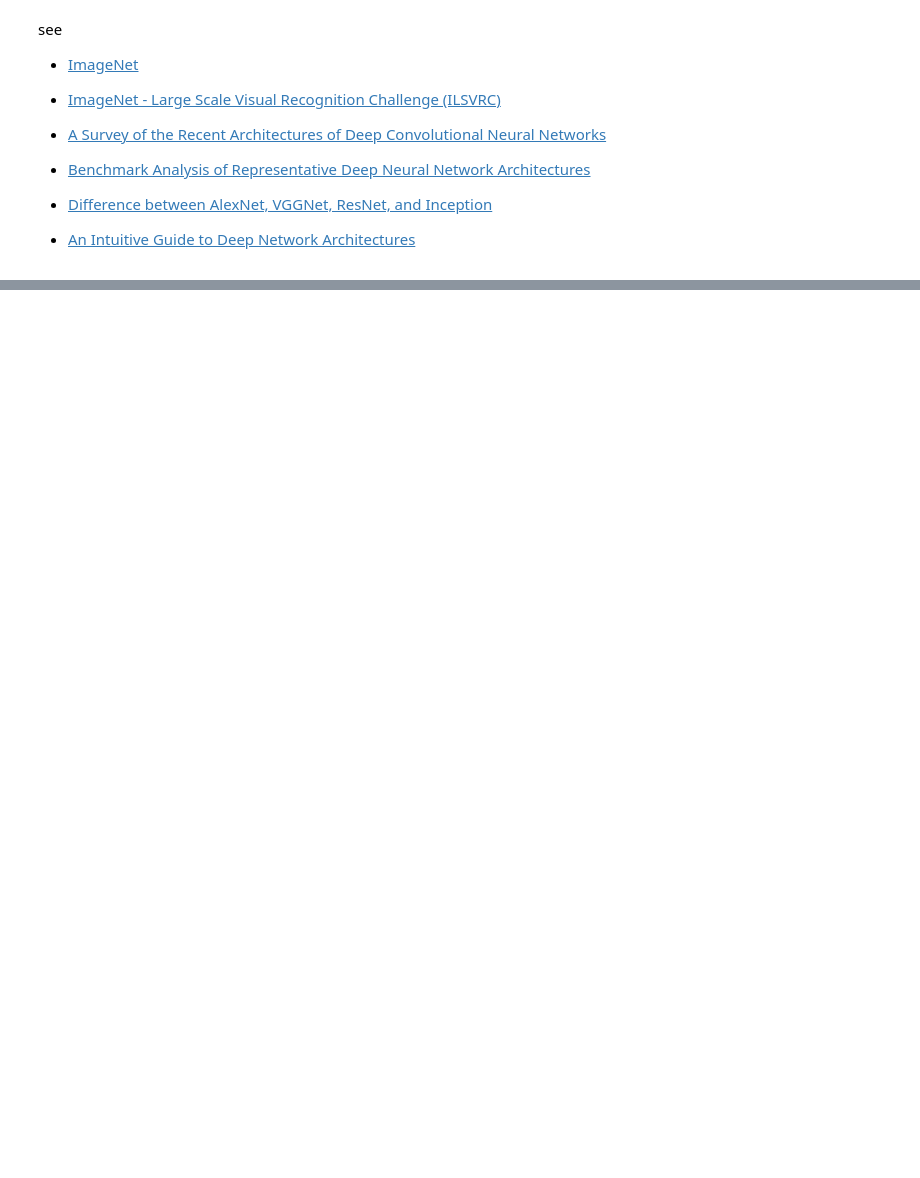
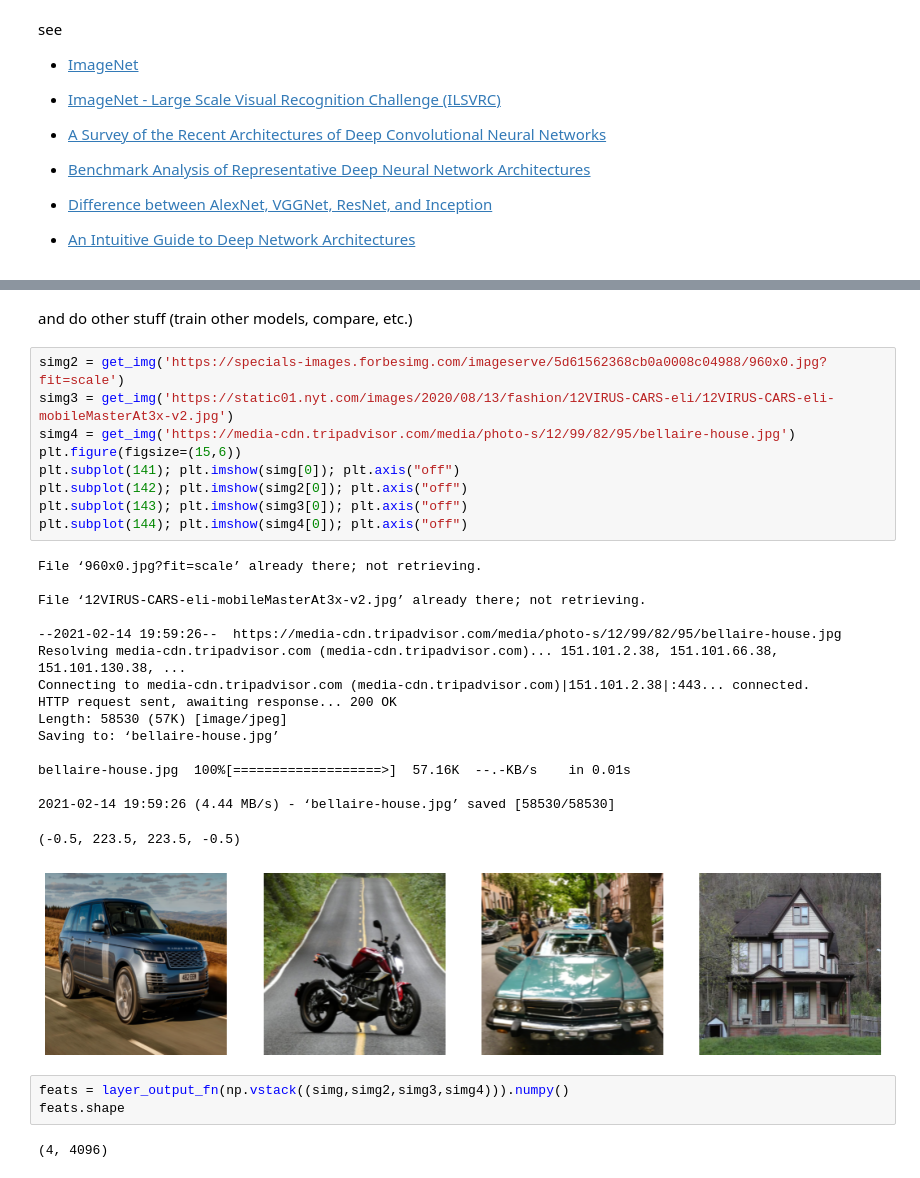
Before and after one commit to fagonzalezo/2021.deeplearning, a Jupyter notebook: _sources/content/U4.04 - CNN Architectures.ipynb, the cells around one changed output, grey strips where cells are left out. Saved outputs shown, nothing was run; the diff lists cells and outputs as text; blank space fills up the shorter version.

```diff
--- a/_sources/content/U4.04 - CNN Architectures.ipynb
+++ b/_sources/content/U4.04 - CNN Architectures.ipynb
@@ -80,0 +135,33 @@ _________________________________________________________________
+# %% [markdown]
+and do other stuff (train other models, compare, etc.)
+# %%
+simg2 = get_img('https://specials-images.forbesimg.com/imageserve/5d61562368cb0a0008c04988/960x0.jpg?fit=scale')
+simg3 = get_img('https://static01.nyt.com/images/2020/08/13/fashion/12VIRUS-CARS-eli/12VIRUS-CARS-eli-mobileMasterAt3x-v2.jpg')
+simg4 = get_img('https://media-cdn.tripadvisor.com/media/photo-s/12/99/82/95/bellaire-house.jpg')
+plt.figure(figsize=(15,6))
+plt.subplot(141); plt.imshow(simg[0]); plt.axis("off")
+plt.subplot(142); plt.imshow(simg2[0]); plt.axis("off")
+plt.subplot(143); plt.imshow(simg3[0]); plt.axis("off")
+plt.subplot(144); plt.imshow(simg4[0]); plt.axis("off")
+# %% [output]
+File ‘960x0.jpg?fit=scale’ already there; not retrieving.
+
+File ‘12VIRUS-CARS-eli-mobileMasterAt3x-v2.jpg’ already there; not retrieving.
+
+--2021-02-14 19:59:26--  https://media-cdn.tripadvisor.com/media/photo-s/12/99/82/95/bellaire-house.jpg
+Resolving media-cdn.tripadvisor.com (media-cdn.tripadvisor.com)... 151.101.2.38, 151.101.66.38, 151.101.130.38, ...
+Connecting to media-cdn.tripadvisor.com (media-cdn.tripadvisor.com)|151.101.2.38|:443... connected.
+HTTP request sent, awaiting response... 200 OK
+Length: 58530 (57K) [image/jpeg]
+Saving to: ‘bellaire-house.jpg’
+
+bellaire-house.jpg  100%[===================>]  57.16K  --.-KB/s    in 0.01s
+
+2021-02-14 19:59:26 (4.44 MB/s) - ‘bellaire-house.jpg’ saved [58530/58530]
+(-0.5, 223.5, 223.5, -0.5)
+[figure, added]
+# %%
+feats = layer_output_fn(np.vstack((simg,simg2,simg3,simg4))).numpy()
+feats.shape
+# %% [output]
+(4, 4096)
```
Also changed, not shown: parts of 23 cells of this notebook, 5 other files.
